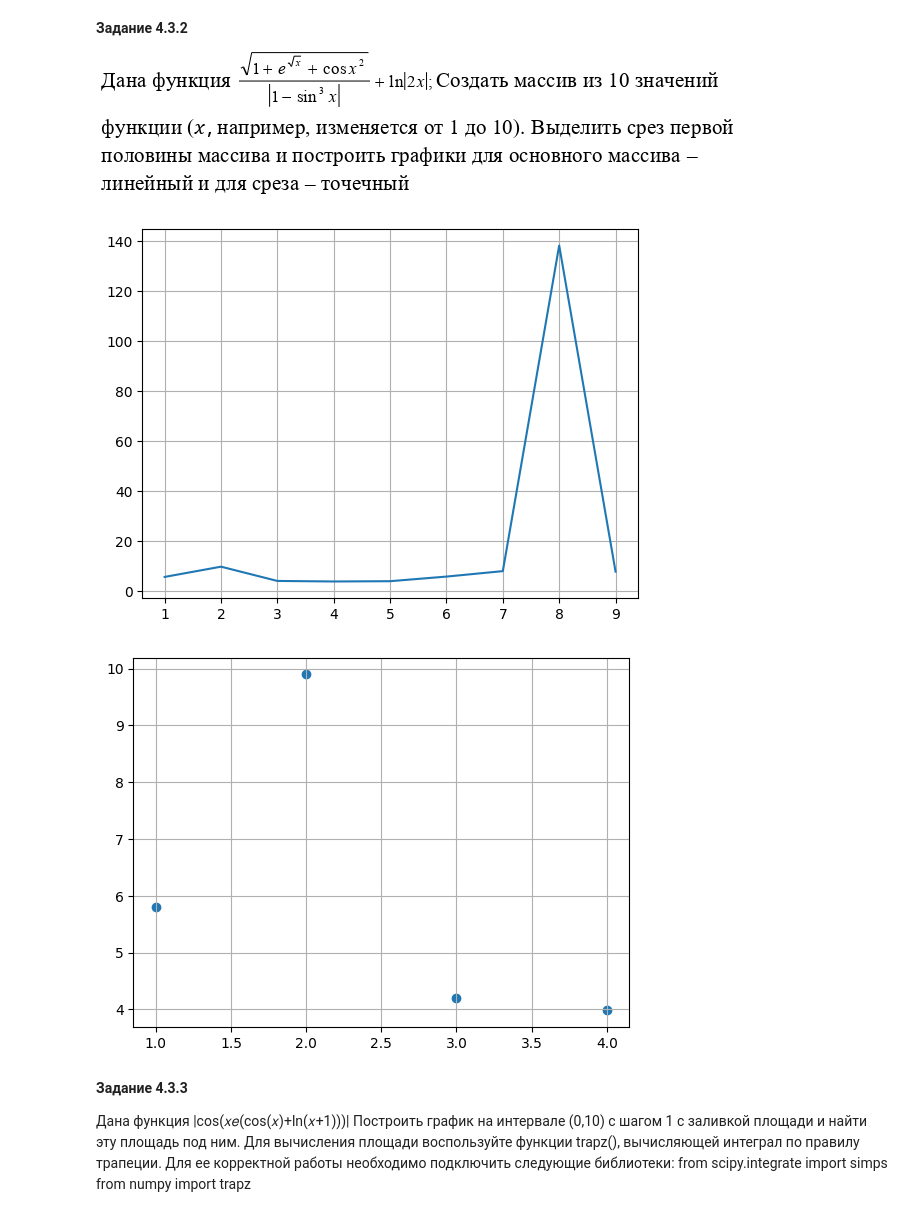
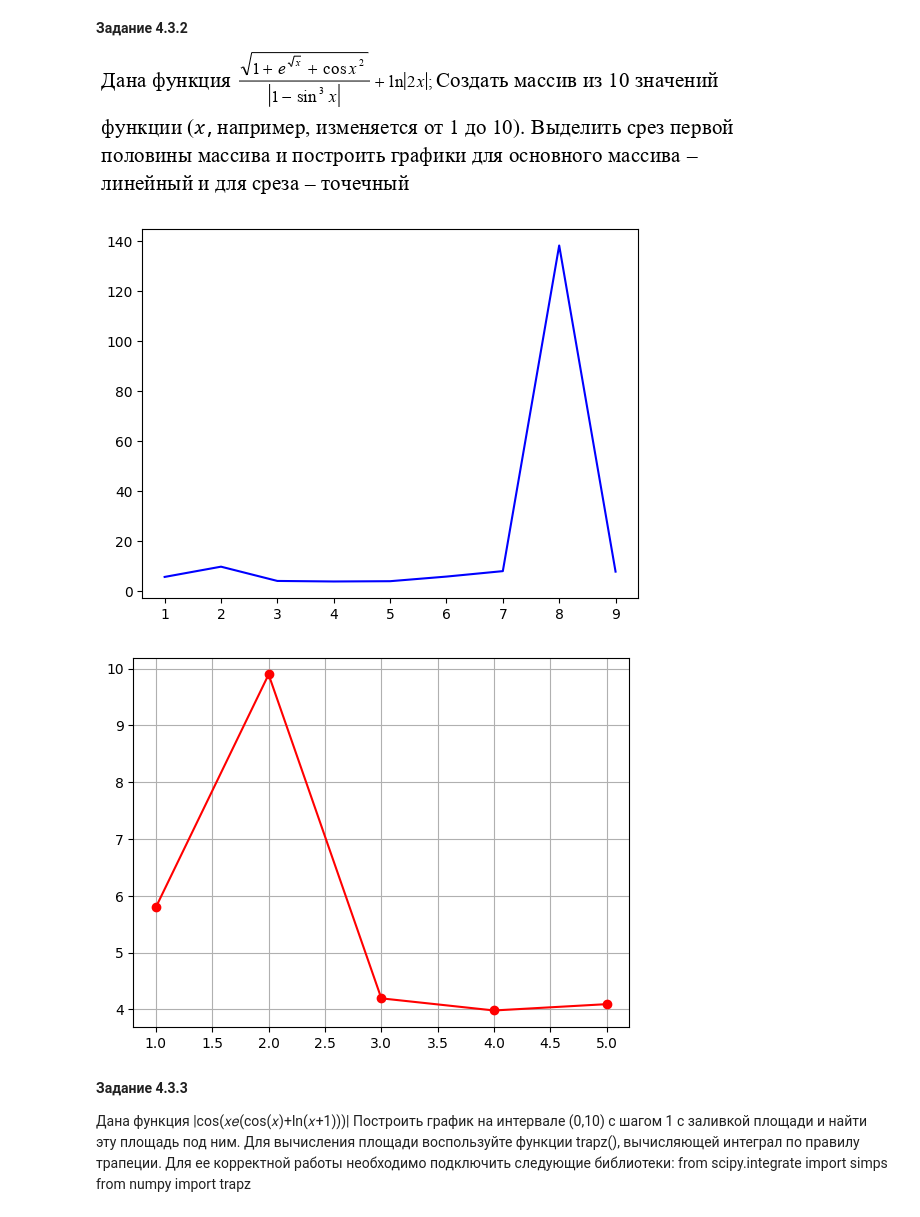
Before and after one commit to BigSekas/WB_mirea, a Jupyter notebook: Workbook1_Mironov_D.ipynb, the cells around one changed output. Drawn from its saved outputs; the diff is of its cells as text; code cells hidden in the pictures.

```diff
--- a/Workbook1_Mironov_D.ipynb
+++ b/Workbook1_Mironov_D.ipynb
@@ -293,37 +292,22 @@ median: 0.3990533318700431
 
 
 ![изображение.png](embedded-picture-1)
-# %%
-import numpy as np
-from numpy import sqrt, exp, divide, cos, log, abs, sin
-from matplotlib import pyplot as plt
-
-
-def f(x):
-    up = sqrt(1 + exp(sqrt(x)) + cos(x ** 2))
-    low = abs(1 - sin(x) ** 3)
-    return divide(up, low) + log(abs(2 * x))
-
-def v(z):
-    up = sqrt(1 + exp(sqrt(x)) + cos(x ** 2))
-    low = abs(1 - sin(x) ** 3)
-    return divide(up, low) + log(abs(2 * x))
-
-
-x = np.arange(1, 10, 1)
-y = f(x)
-plt.grid()
-plt.plot(x, y)
-plt.show()
-
-x = x[0:int(len(x) / 2)]
-y = f(x)
-plt.grid()
-plt.scatter(x, y)
-plt.show()
-# %% [output]
-[figure, removed]
-[figure, removed]
+# %%
+import matplotlib.pyplot as plt
+import numpy as np
+
+x = np.arange(1.0, 10.0, 1)
+y = np.sqrt(1 + np.exp(np.sqrt(x)) + np.cos(x*x))/(abs(1 - np.sin(x)**3)) + np.log(abs(2*x))
+
+plt.plot(x, y, c = 'b')
+plt.show()
+
+plt.plot(x[:5], y[:5], c = 'red', marker = 'o')
+plt.grid(True)
+plt.show()
+# %% [output]
+[figure, added]
+[figure, added]
 # %% [markdown]
 **Задание 4.3.3**
 
```
Also changed, not shown: parts of 4 cells of this notebook.
